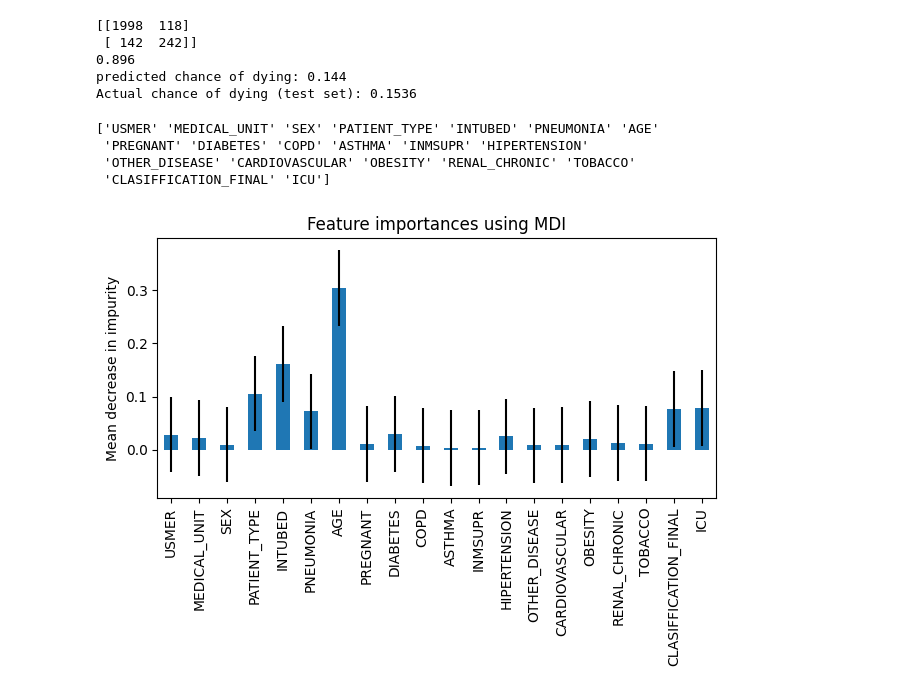
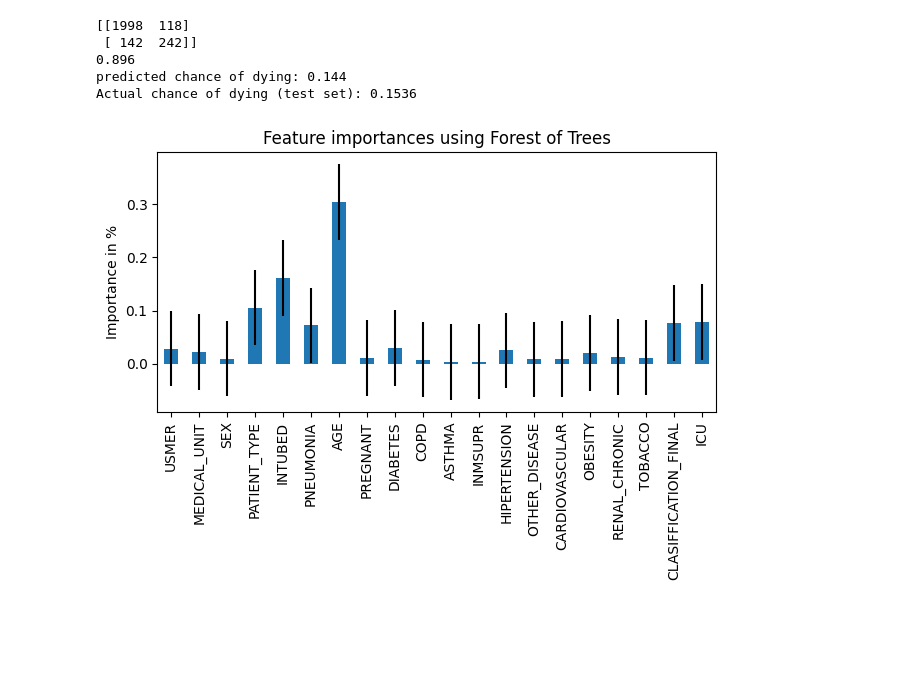
Before and after one commit to mathiasmellemstuen/FYS_STK4155_Prosjekt_3, a Jupyter notebook: src/main.ipynb, the cells around one changed output. Cells and saved outputs as stored; diff of their text form; code cells hidden in the pictures; blank space fills up the shorter version.

```diff
--- a/src/main.ipynb
+++ b/src/main.ipynb
@@ -162,17 +162,12 @@ Actual chance of dying (test set): 0.1536
 # %%
 importances = forest.feature_importances_
 std = np.std(importances)
-print(headers)
 forest_importances = pd.Series(importances, index=headers)
 
 fig, ax = plt.subplots()
 forest_importances.plot.bar(yerr=std, ax=ax)
-ax.set_title("Feature importances using MDI")
-ax.set_ylabel("Mean decrease in impurity")
+ax.set_title("Feature importances using Forest of Trees")
+ax.set_ylabel("Importance in %")
 fig.tight_layout()
 # %% [output]
-['USMER' 'MEDICAL_UNIT' 'SEX' 'PATIENT_TYPE' 'INTUBED' 'PNEUMONIA' 'AGE'
- 'PREGNANT' 'DIABETES' 'COPD' 'ASTHMA' 'INMSUPR' 'HIPERTENSION'
- 'OTHER_DISEASE' 'CARDIOVASCULAR' 'OBESITY' 'RENAL_CHRONIC' 'TOBACCO'
- 'CLASIFFICATION_FINAL' 'ICU']
-[figure, old version]
+[figure, new version]
```
Also changed, not shown: parts of 5 cells of this notebook, 2 other files.
